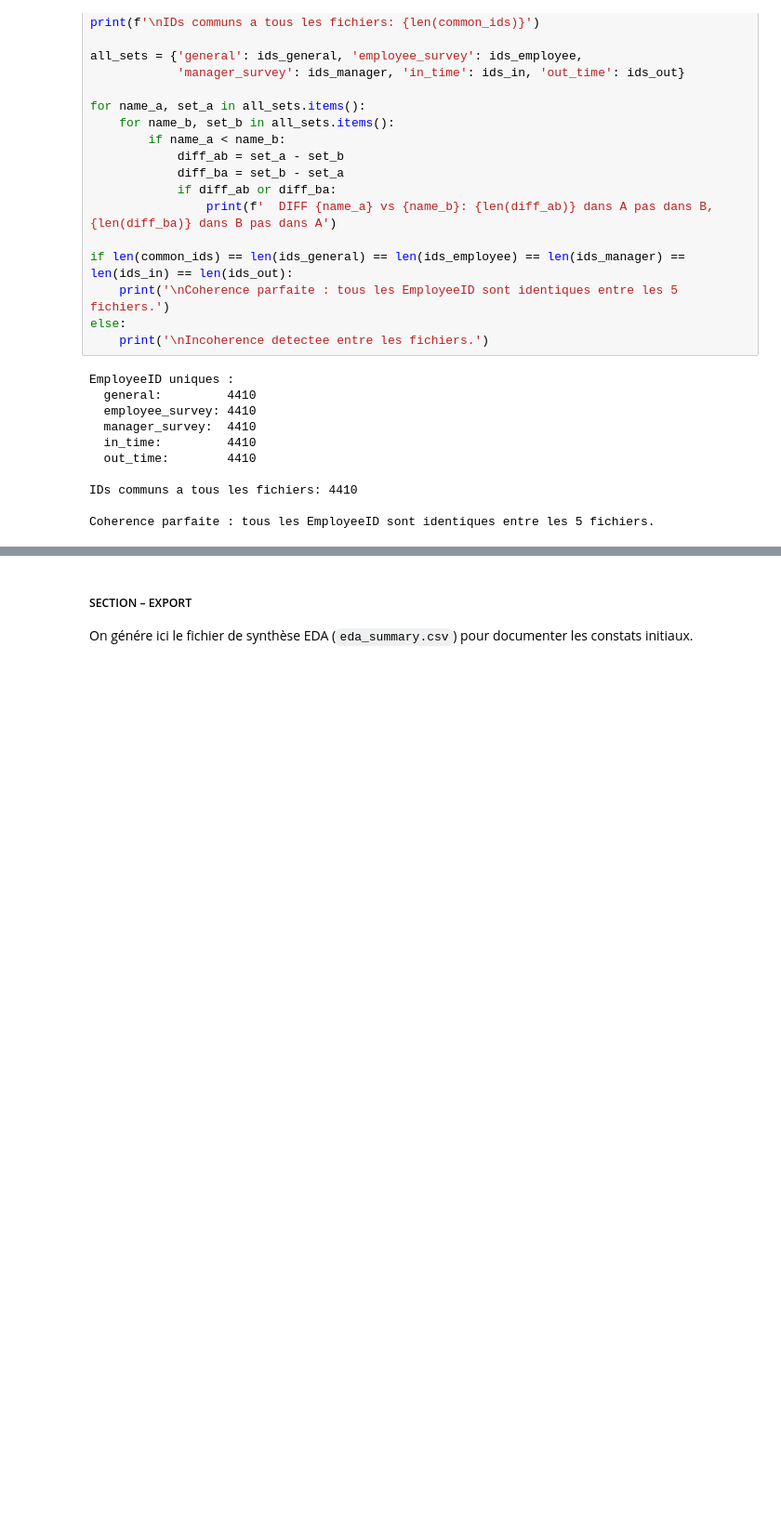
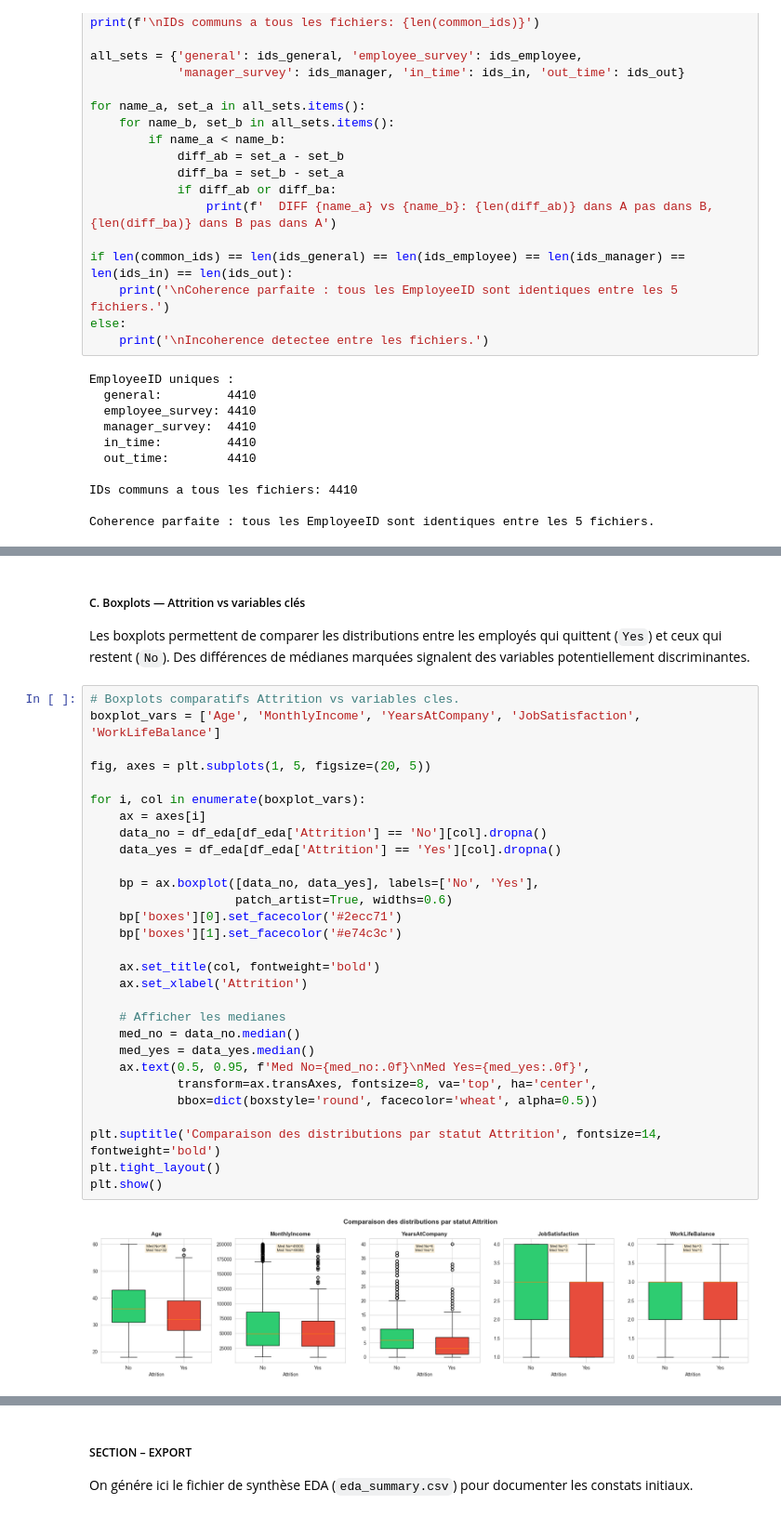
Before and after one commit to AirG213/humanforyou-attrition-ml, a Jupyter notebook: notebooks/01_EDA.ipynb, the cells around one changed output, grey strips where cells are left out. Shown at 93% size. Drawn from its saved outputs; the diff is of its cells as text; blank space fills up the shorter version.

```diff
--- a/notebooks/01_EDA.ipynb
+++ b/notebooks/01_EDA.ipynb
@@ -284,0 +413,35 @@ Coherence parfaite : tous les EmployeeID sont identiques entre les 5 fichiers.
+# %% [markdown]
+##### C. Boxplots — Attrition vs variables clés
+
+Les boxplots permettent de comparer les distributions entre les employés qui quittent (`Yes`) et ceux qui restent (`No`). Des différences de médianes marquées signalent des variables potentiellement discriminantes.
+# %%
+# Boxplots comparatifs Attrition vs variables cles.
+boxplot_vars = ['Age', 'MonthlyIncome', 'YearsAtCompany', 'JobSatisfaction', 'WorkLifeBalance']
+
+fig, axes = plt.subplots(1, 5, figsize=(20, 5))
+
+for i, col in enumerate(boxplot_vars):
+    ax = axes[i]
+    data_no = df_eda[df_eda['Attrition'] == 'No'][col].dropna()
+    data_yes = df_eda[df_eda['Attrition'] == 'Yes'][col].dropna()
+
+    bp = ax.boxplot([data_no, data_yes], labels=['No', 'Yes'],
+                    patch_artist=True, widths=0.6)
+    bp['boxes'][0].set_facecolor('#2ecc71')
+    bp['boxes'][1].set_facecolor('#e74c3c')
+
+    ax.set_title(col, fontweight='bold')
+    ax.set_xlabel('Attrition')
+
+    # Afficher les medianes
+    med_no = data_no.median()
+    med_yes = data_yes.median()
+    ax.text(0.5, 0.95, f'Med No={med_no:.0f}\nMed Yes={med_yes:.0f}',
+            transform=ax.transAxes, fontsize=8, va='top', ha='center',
+            bbox=dict(boxstyle='round', facecolor='wheat', alpha=0.5))
+
+plt.suptitle('Comparaison des distributions par statut Attrition', fontsize=14, fontweight='bold')
+plt.tight_layout()
+plt.show()
+# %% [output]
+[figure, added]
```
Also changed, not shown: parts of 21 cells of this notebook, 9 other files.
